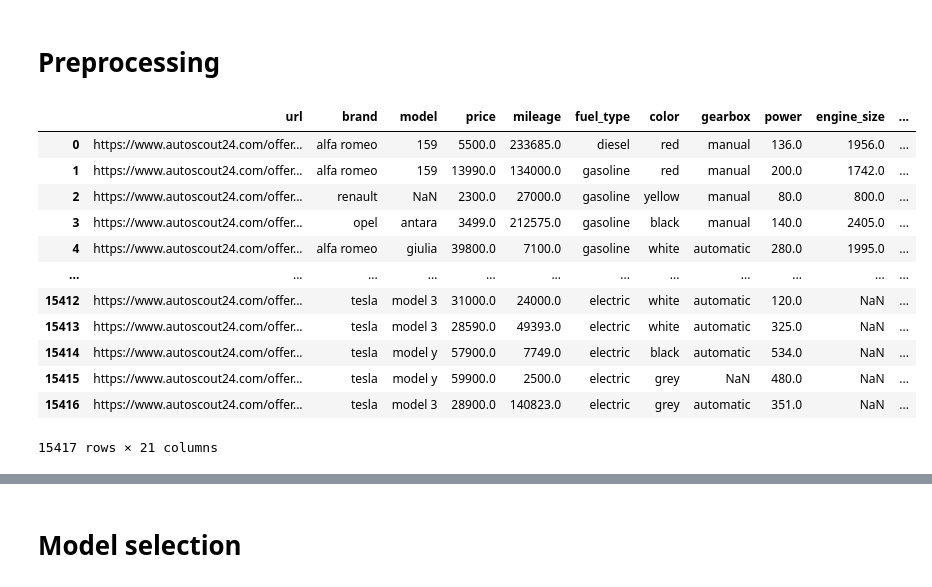
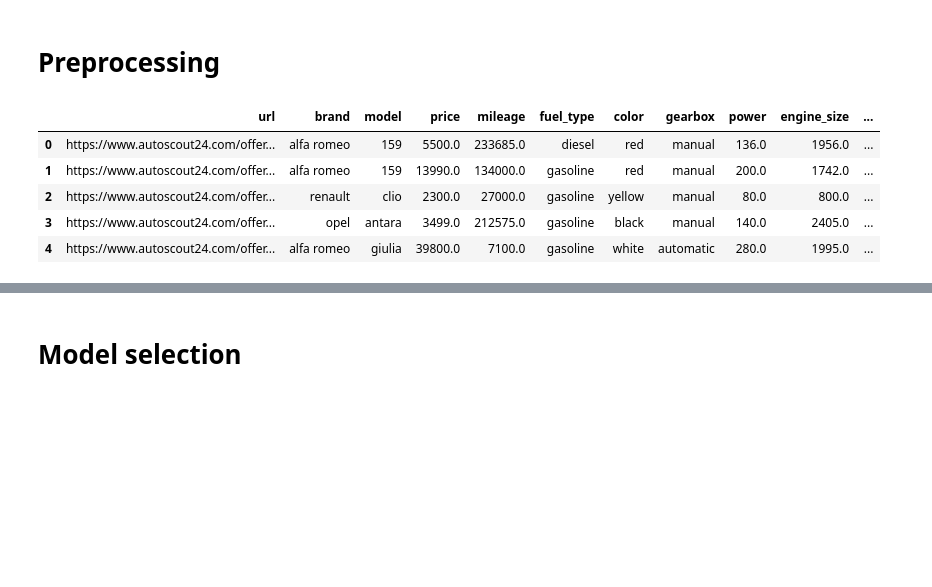
Before and after one commit to HES-SO-Master-WebMining-Group-D/CarPricePredictor, a Jupyter notebook: model_selection.ipynb, the cells around one changed output, grey strips where cells are left out. Cells and saved outputs as stored; diff of their text form; code cells hidden in the pictures; blank space fills up the shorter version.

```diff
--- a/model_selection.ipynb
+++ b/model_selection.ipynb
@@ -13,21 +13,14 @@ from xgboost import XGBRegressor
 # %%
 df = pd.read_csv('cleaned_cars.csv')
 
-df
+df.head()
 # %% [output]
 |  | url | brand | model | price | mileage | fuel_type | color | gearbox | power | engine_size | ... |
 | 0 | https://www.autoscout24.com/offer... | alfa romeo | 159 | 5500.0 | 233685.0 | diesel | red | manual | 136.0 | 1956.0 | ... |
 | 1 | https://www.autoscout24.com/offer... | alfa romeo | 159 | 13990.0 | 134000.0 | gasoline | red | manual | 200.0 | 1742.0 | ... |
-| 2 | https://www.autoscout24.com/offer... | renault | NaN | 2300.0 | 27000.0 | gasoline | yellow | manual | 80.0 | 800.0 | ... |
+| 2 | https://www.autoscout24.com/offer... | renault | clio | 2300.0 | 27000.0 | gasoline | yellow | manual | 80.0 | 800.0 | ... |
 | 3 | https://www.autoscout24.com/offer... | opel | antara | 3499.0 | 212575.0 | gasoline | black | manual | 140.0 | 2405.0 | ... |
 | 4 | https://www.autoscout24.com/offer... | alfa romeo | giulia | 39800.0 | 7100.0 | gasoline | white | automatic | 280.0 | 1995.0 | ... |
-| ... | ... | ... | ... | ... | ... | ... | ... | ... | ... | ... | ... |
-| 15412 | https://www.autoscout24.com/offer... | tesla | model 3 | 31000.0 | 24000.0 | electric | white | automatic | 120.0 | NaN | ... |
-| 15413 | https://www.autoscout24.com/offer... | tesla | model 3 | 28590.0 | 49393.0 | electric | white | automatic | 325.0 | NaN | ... |
-| 15414 | https://www.autoscout24.com/offer... | tesla | model y | 57900.0 | 7749.0 | electric | black | automatic | 534.0 | NaN | ... |
-| 15415 | https://www.autoscout24.com/offer... | tesla | model y | 59900.0 | 2500.0 | electric | grey | NaN | 480.0 | NaN | ... |
-| 15416 | https://www.autoscout24.com/offer... | tesla | model 3 | 28900.0 | 140823.0 | electric | grey | automatic | 351.0 | NaN | ... |
-15417 rows × 21 columns
 # %%
 # Drop the url column
 df = df.drop('url', axis=1)
```
Also changed, not shown: parts of 42 cells of this notebook, 1 other file.
